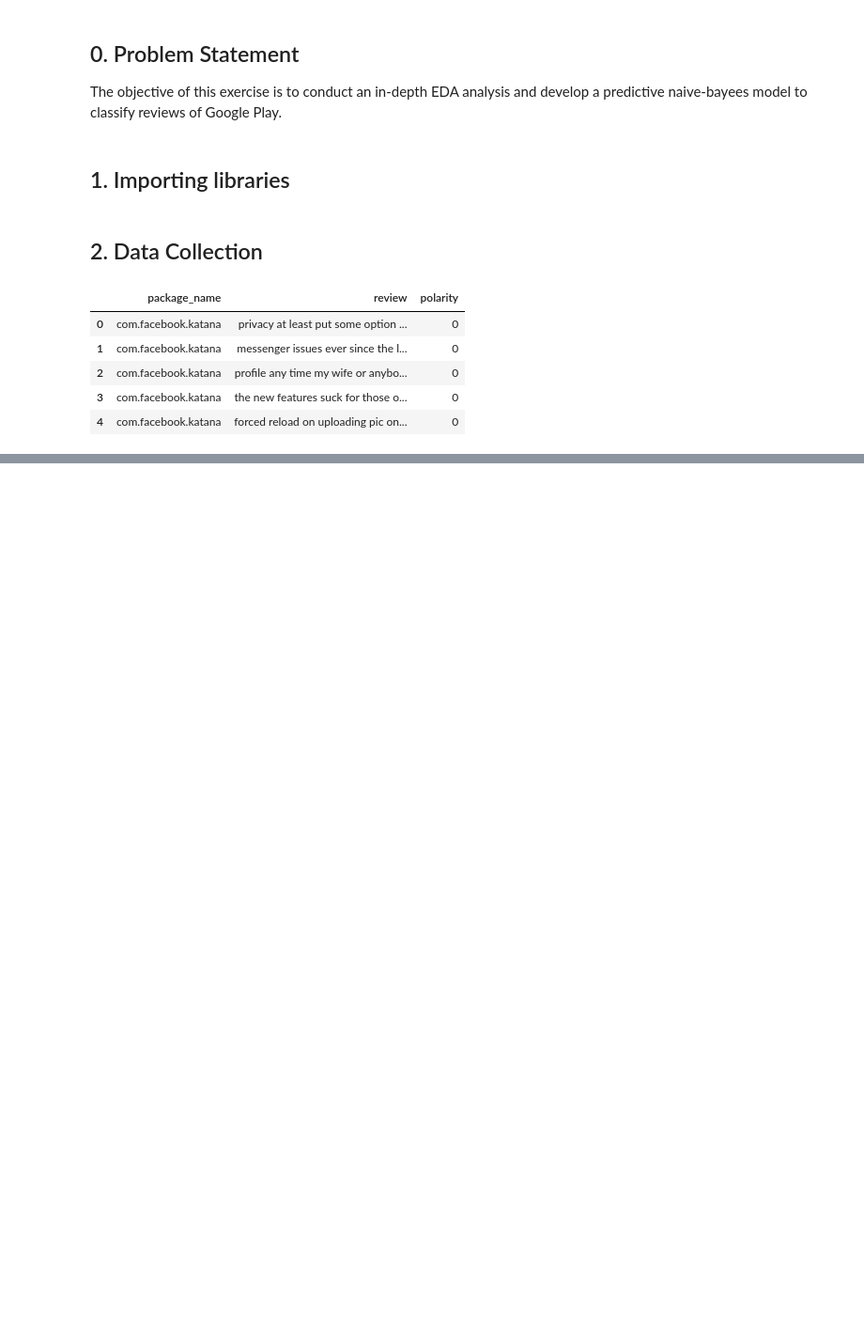
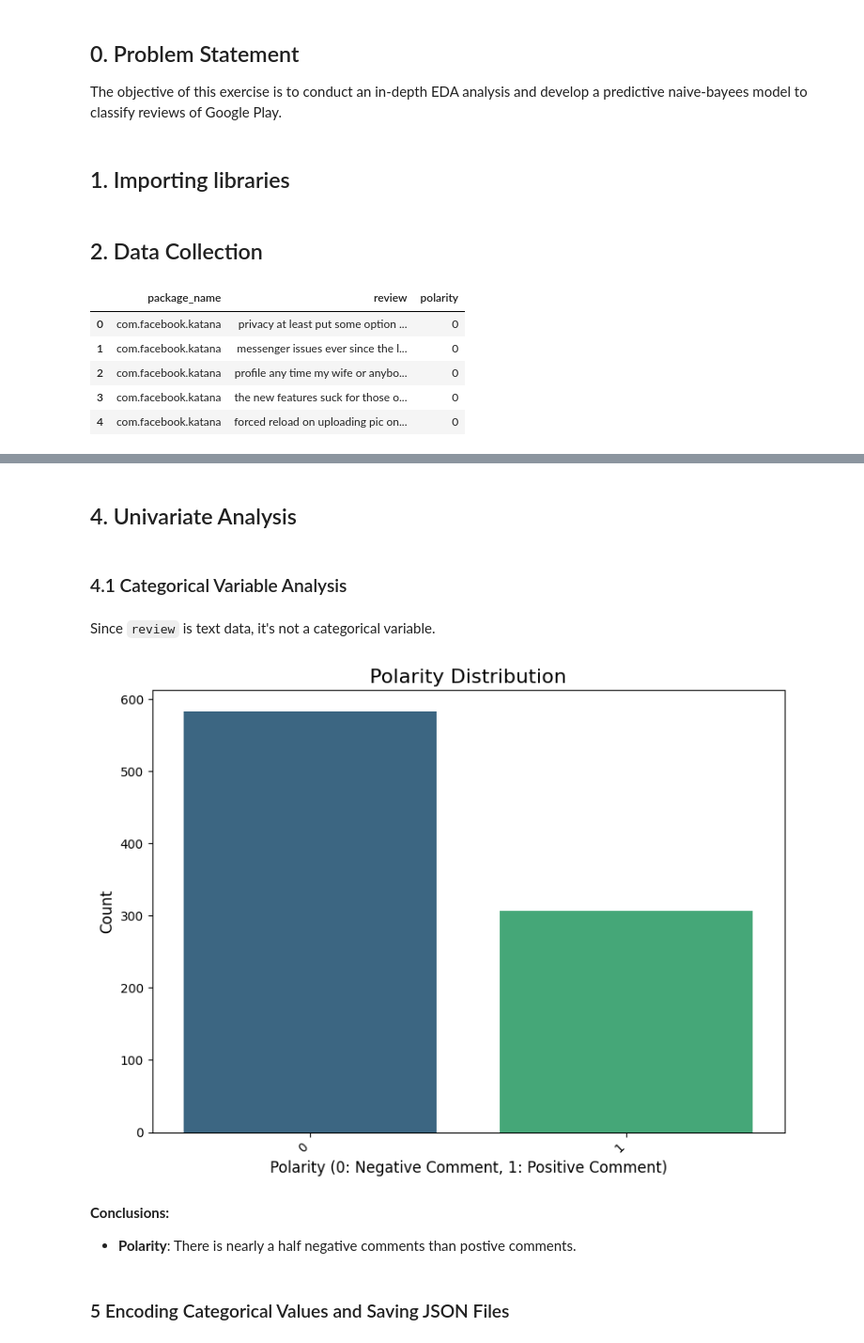
Before and after one commit to 4GeeksAcademy/danielpaez-dev-naive-bayees, a Jupyter notebook: src/explore.ipynb, the cells around one changed output, grey strips where cells are left out. Shown at 94% size. Saved outputs shown, nothing was run; the diff lists cells and outputs as text; code cells hidden in the pictures; blank space fills up the shorter version.

```diff
--- a/src/explore.ipynb
+++ b/src/explore.ipynb
@@ -79,0 +76,5 @@ total_data.head()
+# %%
+rows = total_data.shape[0]
+duplicated_rows = total_data.duplicated().sum()
+print(f'We have {duplicated_rows} of {rows} rows duplicated')
+total_data.drop_duplicates(inplace=True)
@@ -79,0 +103,25 @@ total_data.head()
+# %% [markdown]
+## 4. Univariate Analysis <a id='c4'></a>
+# %% [markdown]
+### 4.1 Categorical Variable Analysis <a id='c4-1'></a>
+# %% [markdown]
+Since `review` is text data, it's not a categorical variable.
+# %%
+# --- 'Outcome Plot' ---
+plt.figure(figsize=(8, 6))
+sns.countplot(data=total_data, x="polarity", palette='viridis')
+plt.title("Polarity Distribution", fontsize=16)
+plt.xlabel("Polarity (0: Negative Comment, 1: Positive Comment)", fontsize=12)
+plt.xticks(rotation=45, ha='right')
+plt.ylabel('Count', fontsize=12)
+
+plt.tight_layout()
+plt.show()
+# %% [output]
+[figure, added]
+# %% [markdown]
+**Conclusions:**
+
+- **Polarity**: There is nearly a half negative comments than postive comments.
+# %% [markdown]
+### 5 Encoding Categorical Values and Saving JSON Files <a id='c5'></a>
```
Also changed, not shown: parts of 21 cells of this notebook, 1 other file.
